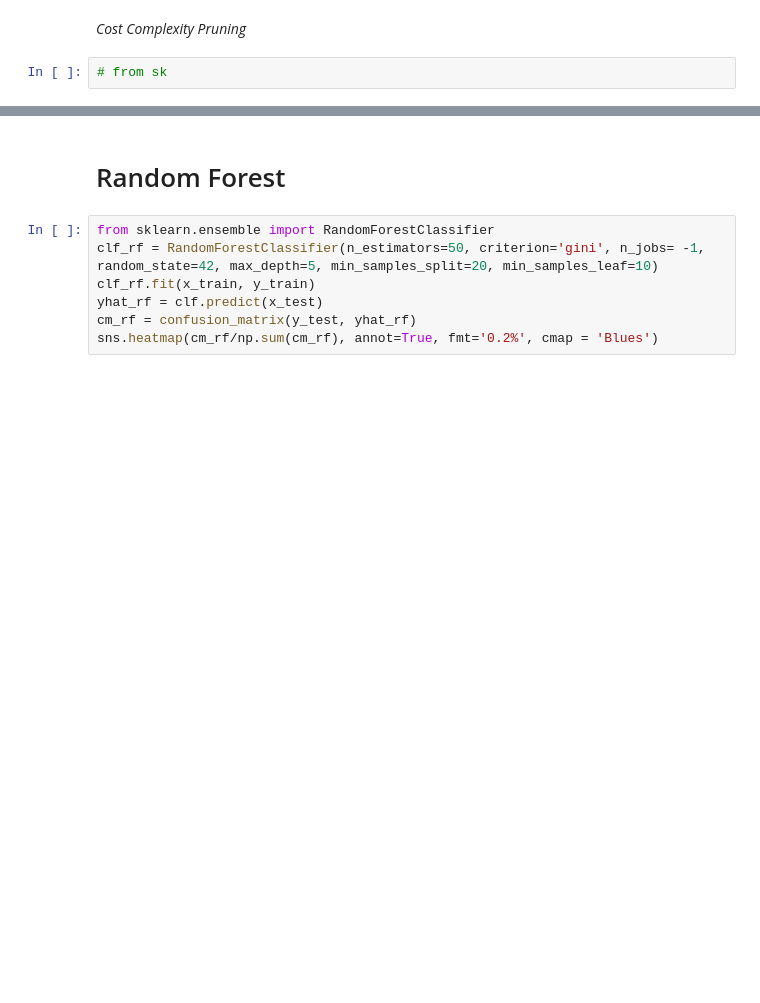
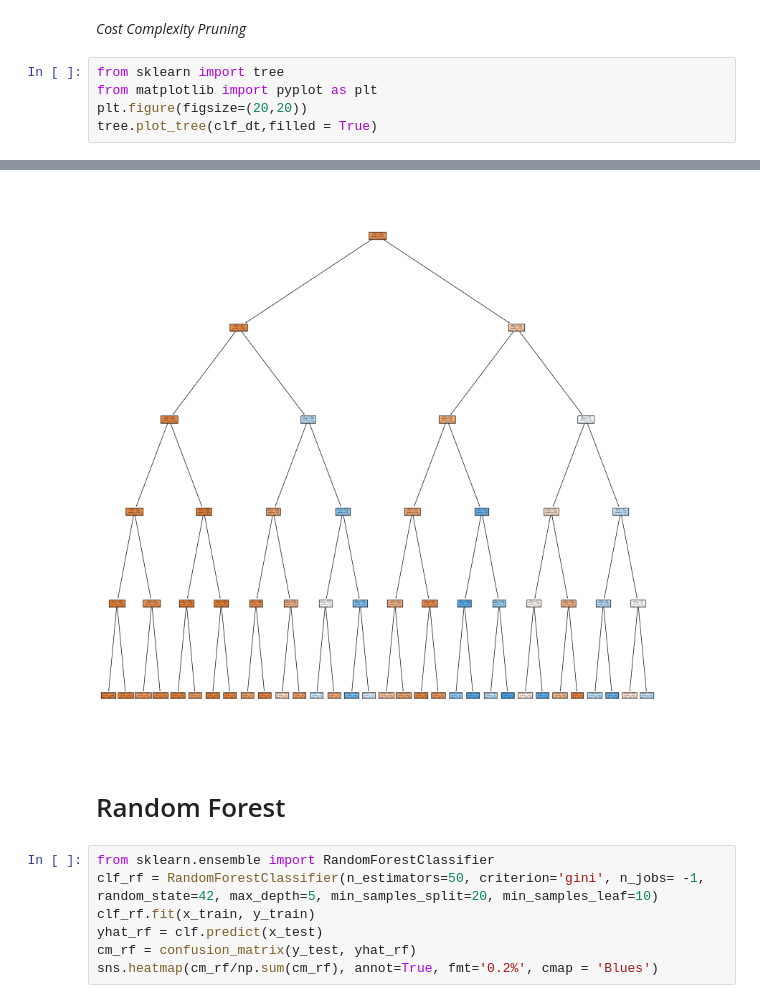
Before and after one commit to adityasngh/Bank-Marketing-Dataset, a Jupyter notebook: Banking Marketing Targets.ipynb, the cells around one changed output, grey strips where cells are left out. Cells and saved outputs as stored; diff of their text form; blank space fills up the shorter version.

```diff
--- a/Banking Marketing Targets.ipynb
+++ b/Banking Marketing Targets.ipynb
@@ -376,4 +423,8 @@ sns.heatmap(cm_dt/np.sum(cm_dt), annot=True, fmt = '.2%', cmap='Blues')
 # %% [markdown]
 *Cost Complexity Pruning*
-# %%
-# from sk
+# %%
+from sklearn import tree
+from matplotlib import pyplot as plt
+plt.figure(figsize=(20,20))
+tree.plot_tree(clf_dt,filled = True)
+# %% [output]
@@ -380,3 +448,4 @@ sns.heatmap(cm_dt/np.sum(cm_dt), annot=True, fmt = '.2%', cmap='Blues')
+[figure, added]
 # %% [markdown]
 # Random Forest
 # %%
```
Also changed, not shown: parts of 19 cells of this notebook.
